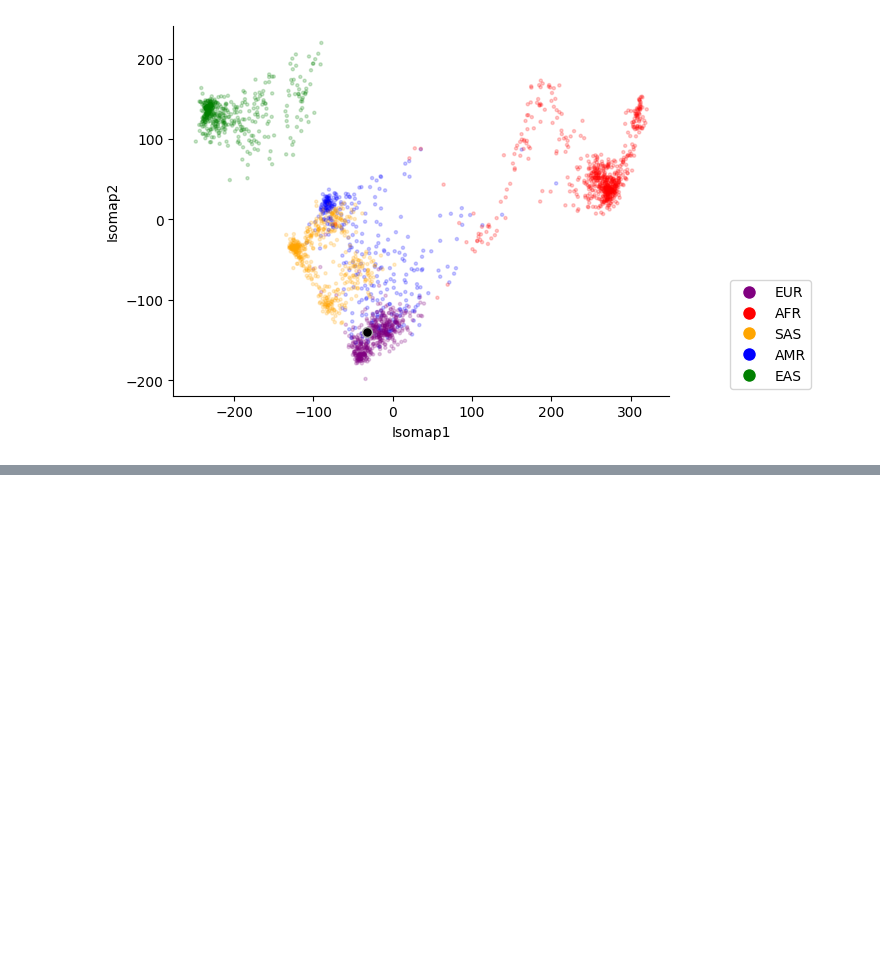
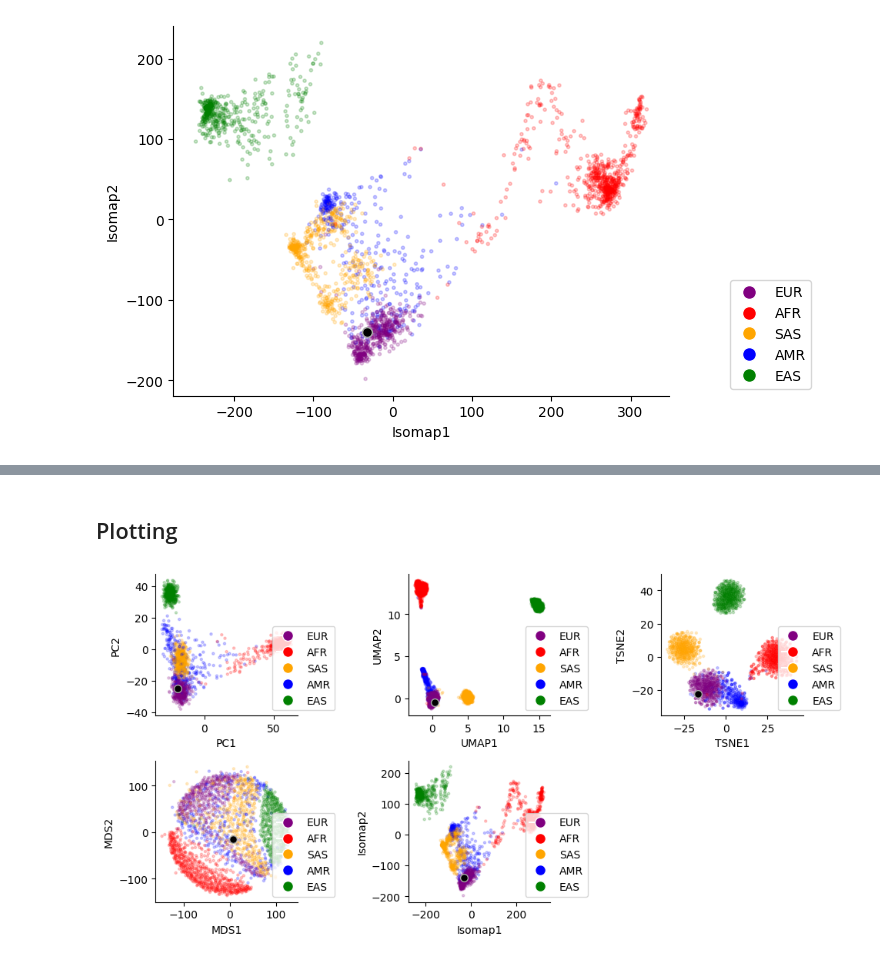
Before and after one commit to NirajYagnik/Global-Ancestry-Comparison, a Jupyter notebook: main.ipynb, the cells around one changed output, grey strips where cells are left out. Cells and saved outputs as stored; diff of their text form; code cells hidden in the pictures; blank space fills up the shorter version.

```diff
--- a/main.ipynb
+++ b/main.ipynb
@@ -83,0 +132,17 @@ PlotClusters(isomap_df, 1, 2, prefix, "superpop", ["mgymrek"])
+# %% [markdown]
+## Plotting
+# %%
+fignum = 1
+
+iter_dict = {'PC':pca_df, 'UMAP':umap_df,'TSNE':tsne_df,'MDS':mds_df,'Isomap':isomap_df}
+
+fig = plt.figure()
+fig.set_size_inches((10, 5))
+for pre in iter_dict:
+    ax = fig.add_subplot(2, 3, fignum)
+    tmpi = iter_dict[pre]
+    PlotClusters(tmpi, 1, 2, pre, "superpop", ["mgymrek"], ax=ax)
+    fignum += 1
+fig.tight_layout()
+# %% [output]
+[figure, added]
```
Also changed, not shown: parts of 7 cells of this notebook, 2 other files.
